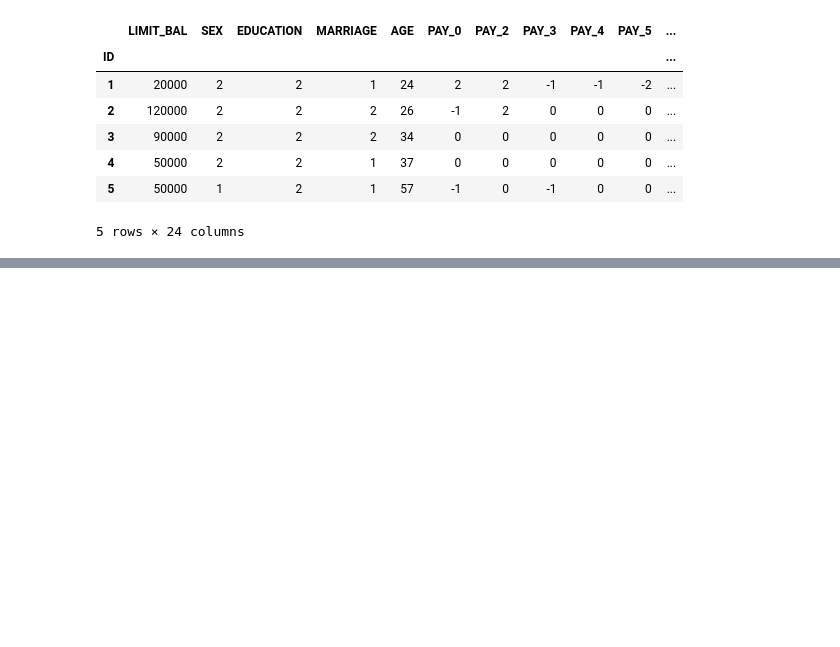
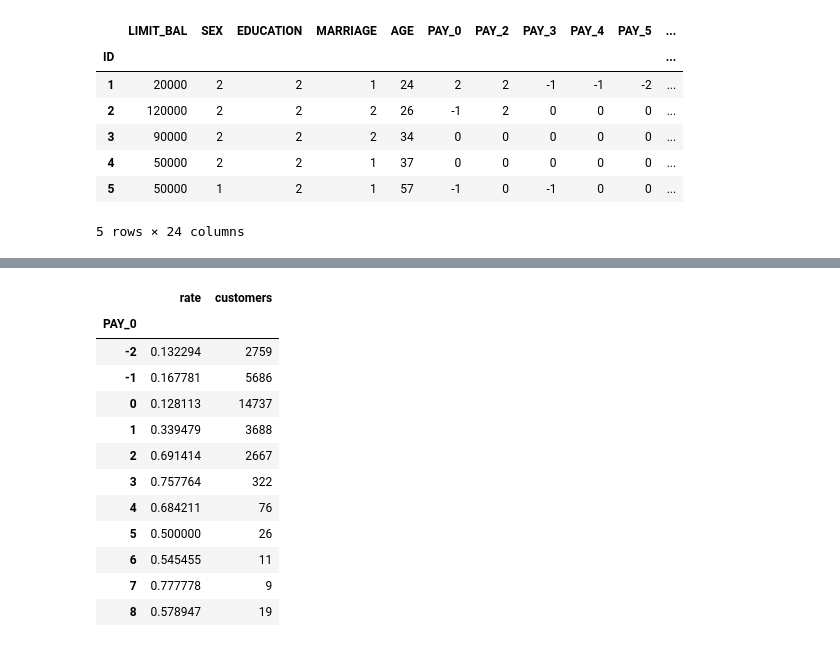
Before and after one commit to Oscar339/dst-sprint0, a Jupyter notebook: Oscar/01-working.ipynb, the cells around one changed output, grey strips where cells are left out. Saved outputs shown, nothing was run; the diff lists cells and outputs as text; code cells hidden in the pictures; blank space fills up the shorter version.

```diff
--- a/Oscar/01-working.ipynb
+++ b/Oscar/01-working.ipynb
@@ -38,0 +107,20 @@ taiwan.head()
+# %%
+BLUE, ORANGE, GREY = "#2a78d6", "#eb6834", "#8a8984"   # no default, default, reference lines
+overall = taiwan[Y].mean()
+
+by_pay = taiwan.groupby("PAY_0")[Y].agg(rate="mean", customers="size")
+by_pay   # customers = how many people are in each group
+# %% [output]
+|  | rate | customers |
+| PAY_0 |  |  |
+| -2 | 0.132294 | 2759 |
+| -1 | 0.167781 | 5686 |
+| 0 | 0.128113 | 14737 |
+| 1 | 0.339479 | 3688 |
+| 2 | 0.691414 | 2667 |
+| 3 | 0.757764 | 322 |
+| 4 | 0.684211 | 76 |
+| 5 | 0.500000 | 26 |
+| 6 | 0.545455 | 11 |
+| 7 | 0.777778 | 9 |
+| 8 | 0.578947 | 19 |
```
Also changed, not shown: parts of 12 cells of this notebook, 4 other files.
